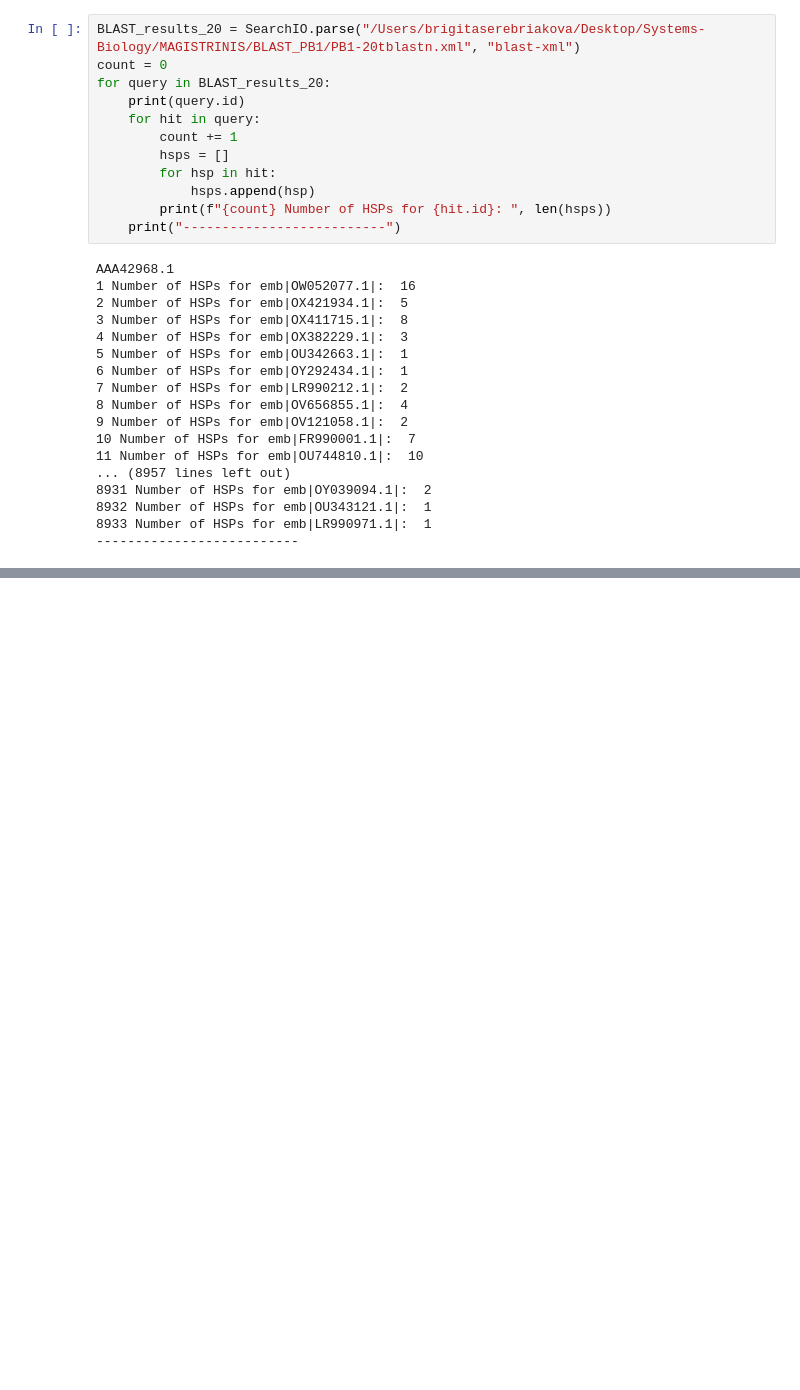
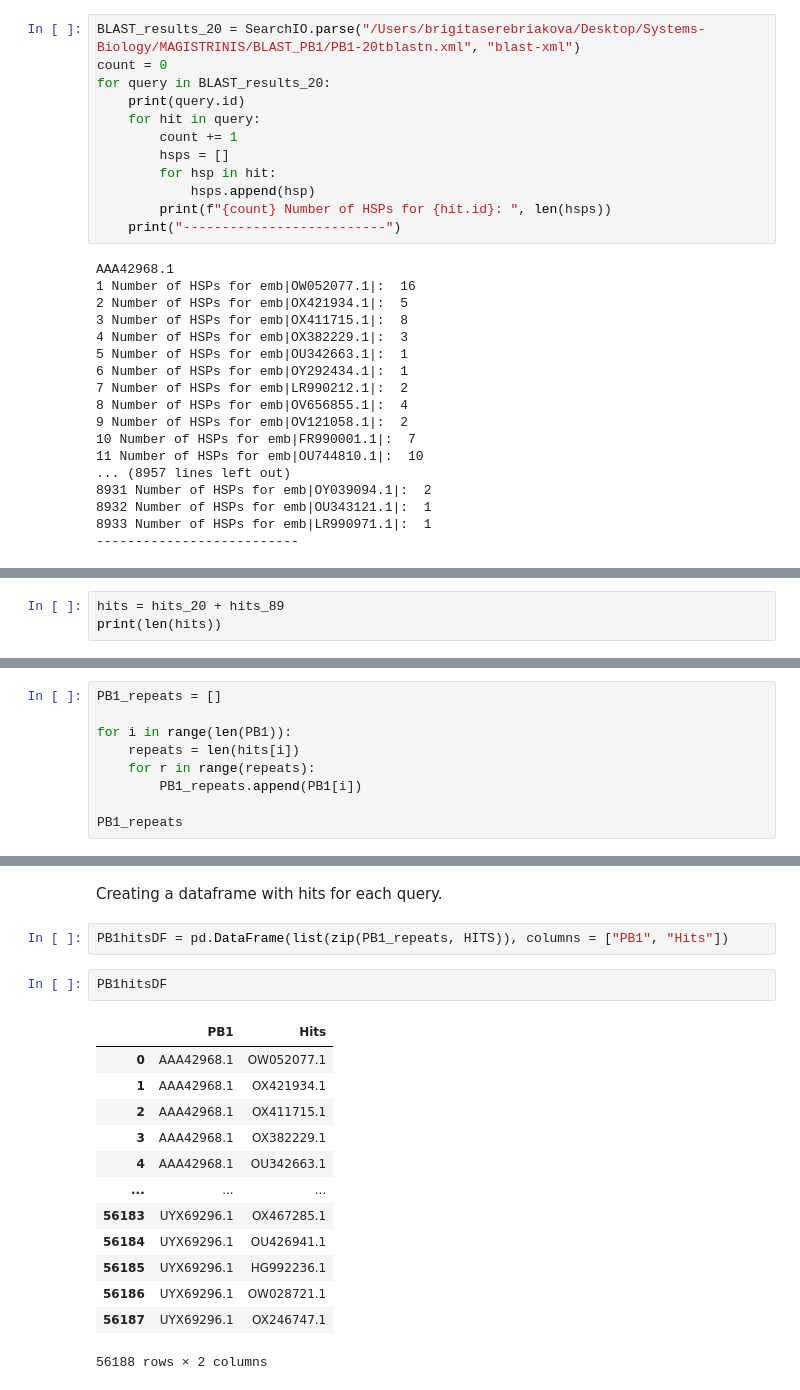
Before and after one commit to brigita-serebriakova/orthomyxo, a Jupyter notebook: EVE-search.ipynb, the cells around one changed output, grey strips where cells are left out. Saved outputs shown, nothing was run; the diff lists cells and outputs as text; blank space fills up the shorter version.

```diff
--- a/EVE-search.ipynb
+++ b/EVE-search.ipynb
@@ -320,0 +357,3 @@ AAA42968.1
+# %%
+hits = hits_20 + hits_89
+print(len(hits))
@@ -320,0 +364,9 @@ AAA42968.1
+# %%
+PB1_repeats = []
+
+for i in range(len(PB1)):
+    repeats = len(hits[i])
+    for r in range(repeats):
+        PB1_repeats.append(PB1[i])
+
+PB1_repeats
@@ -320,0 +536,20 @@ AAA42968.1
+# %% [markdown]
+Creating a dataframe with hits for each query.
+# %%
+PB1hitsDF = pd.DataFrame(list(zip(PB1_repeats, HITS)), columns = ["PB1", "Hits"])
+# %%
+PB1hitsDF
+# %% [output]
+|  | PB1 | Hits |
+| 0 | AAA42968.1 | OW052077.1 |
+| 1 | AAA42968.1 | OX421934.1 |
+| 2 | AAA42968.1 | OX411715.1 |
+| 3 | AAA42968.1 | OX382229.1 |
+| 4 | AAA42968.1 | OU342663.1 |
+| ... | ... | ... |
+| 56183 | UYX69296.1 | OX467285.1 |
+| 56184 | UYX69296.1 | OU426941.1 |
+| 56185 | UYX69296.1 | HG992236.1 |
+| 56186 | UYX69296.1 | OW028721.1 |
+| 56187 | UYX69296.1 | OX246747.1 |
+56188 rows × 2 columns
```
Also changed, not shown: parts of 42 cells of this notebook, 1 other file.
